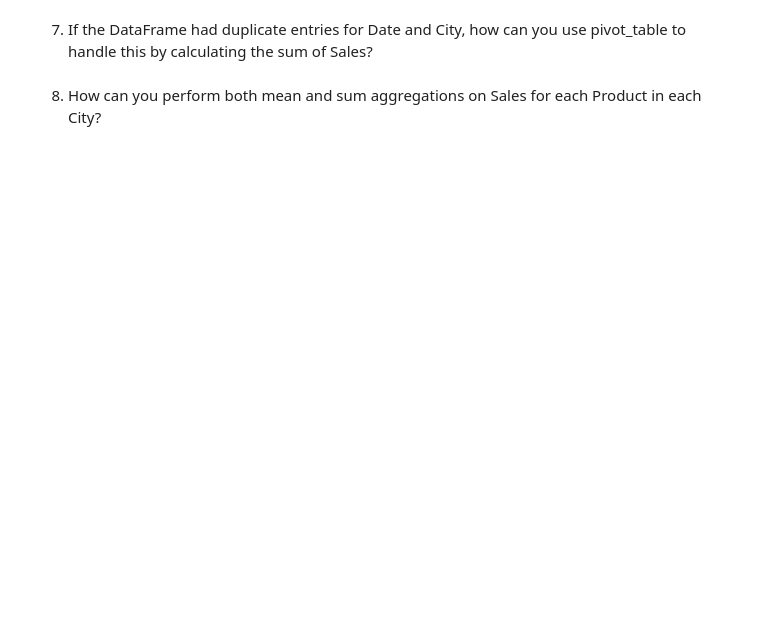
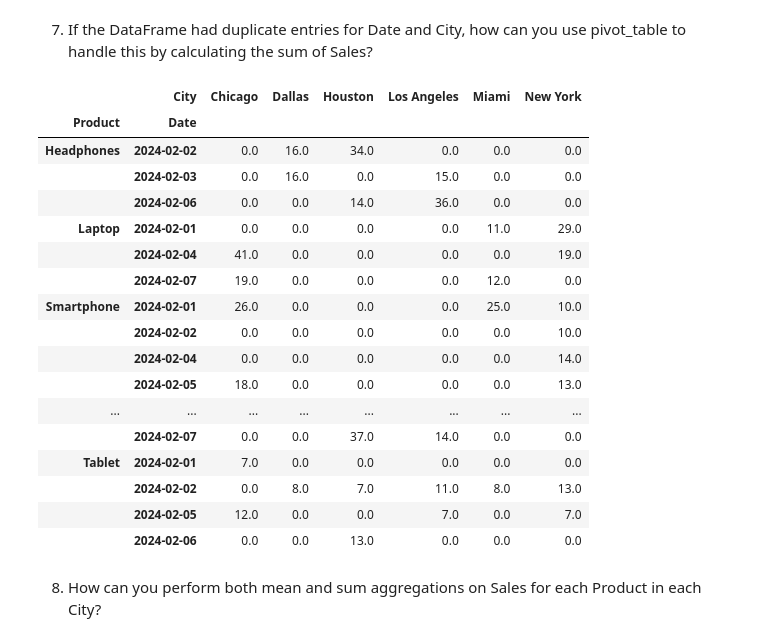
Before and after one commit to AnoopCA/Practice-Challenges, a Jupyter notebook: pandas.ipynb, the cells around one changed output. Drawn from its saved outputs; the diff is of its cells as text; code cells hidden in the pictures; blank space fills up the shorter version.

```diff
--- a/pandas.ipynb
+++ b/pandas.ipynb
@@ -128,4 +213,26 @@ df.pivot_table(index="Product", columns="City", values="Sales", aggfunc="mean",
 # %% [markdown]
 7. If the DataFrame had duplicate entries for Date and City, how can you use pivot_table to handle this by calculating the sum of Sales?
+# %%
+# The parameter "aggfunc" will aggregate the duplicates to the mentioned methond such as sum in this case.
+df.pivot_table(index=["Product", "Date"], columns="City", values="Sales", aggfunc="sum").fillna(0)
+# %% [output]
+|  | City | Chicago | Dallas | Houston | Los Angeles | Miami | New York |
+| Product | Date |  |  |  |  |  |  |
+| Headphones | 2024-02-02 | 0.0 | 16.0 | 34.0 | 0.0 | 0.0 | 0.0 |
+|  | 2024-02-03 | 0.0 | 16.0 | 0.0 | 15.0 | 0.0 | 0.0 |
+|  | 2024-02-06 | 0.0 | 0.0 | 14.0 | 36.0 | 0.0 | 0.0 |
+| Laptop | 2024-02-01 | 0.0 | 0.0 | 0.0 | 0.0 | 11.0 | 29.0 |
+|  | 2024-02-04 | 41.0 | 0.0 | 0.0 | 0.0 | 0.0 | 19.0 |
+|  | 2024-02-07 | 19.0 | 0.0 | 0.0 | 0.0 | 12.0 | 0.0 |
+| Smartphone | 2024-02-01 | 26.0 | 0.0 | 0.0 | 0.0 | 25.0 | 10.0 |
+|  | 2024-02-02 | 0.0 | 0.0 | 0.0 | 0.0 | 0.0 | 10.0 |
+|  | 2024-02-04 | 0.0 | 0.0 | 0.0 | 0.0 | 0.0 | 14.0 |
+|  | 2024-02-05 | 18.0 | 0.0 | 0.0 | 0.0 | 0.0 | 13.0 |
+| ... | ... | ... | ... | ... | ... | ... | ... |
+|  | 2024-02-07 | 0.0 | 0.0 | 37.0 | 14.0 | 0.0 | 0.0 |
+| Tablet | 2024-02-01 | 7.0 | 0.0 | 0.0 | 0.0 | 0.0 | 0.0 |
+|  | 2024-02-02 | 0.0 | 8.0 | 7.0 | 11.0 | 8.0 | 13.0 |
+|  | 2024-02-05 | 12.0 | 0.0 | 0.0 | 7.0 | 0.0 | 7.0 |
+|  | 2024-02-06 | 0.0 | 0.0 | 13.0 | 0.0 | 0.0 | 0.0 |
 # %% [markdown]
 8. How can you perform both mean and sum aggregations on Sales for each Product in each City?
```
Also changed, not shown: parts of 14 cells of this notebook, 1 other file.
